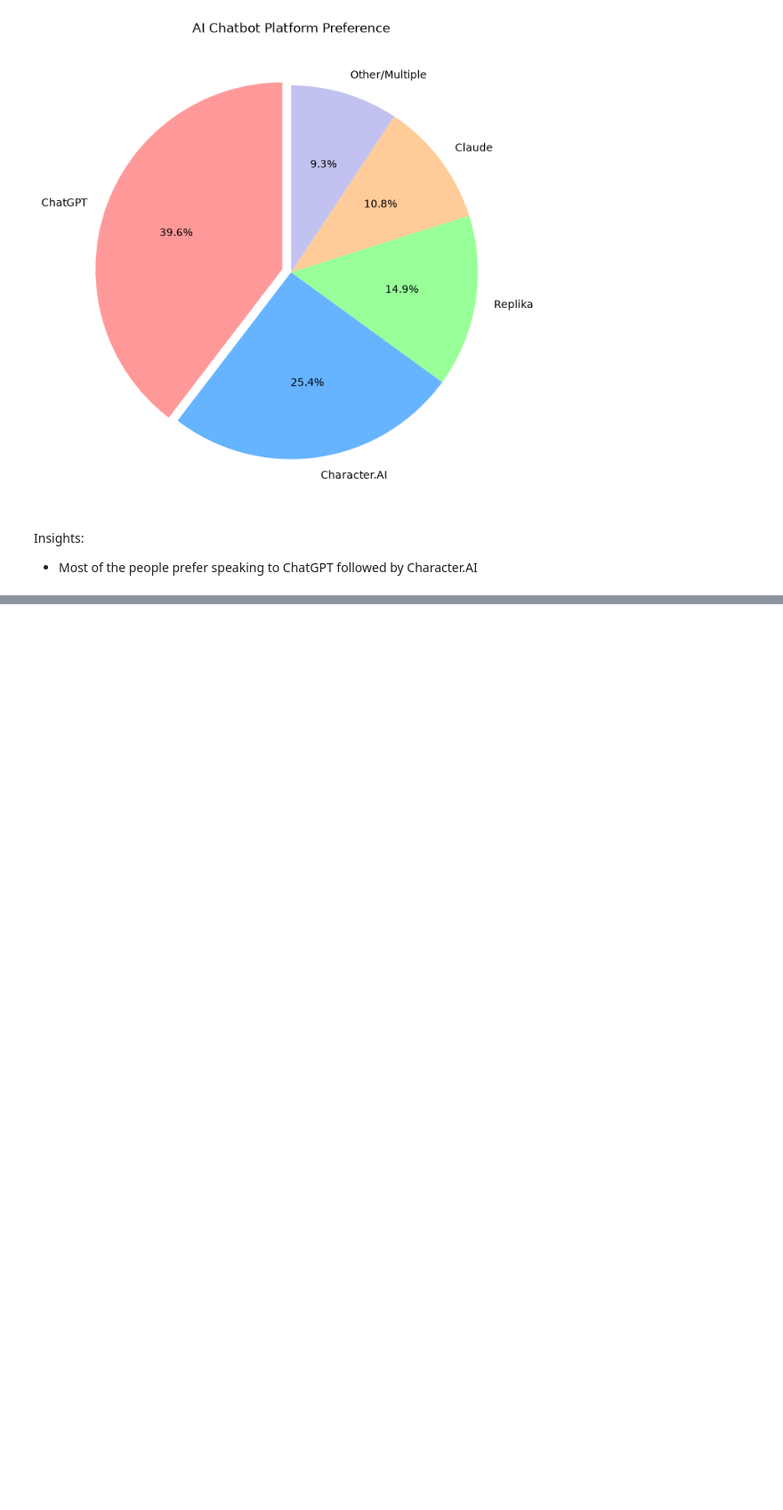
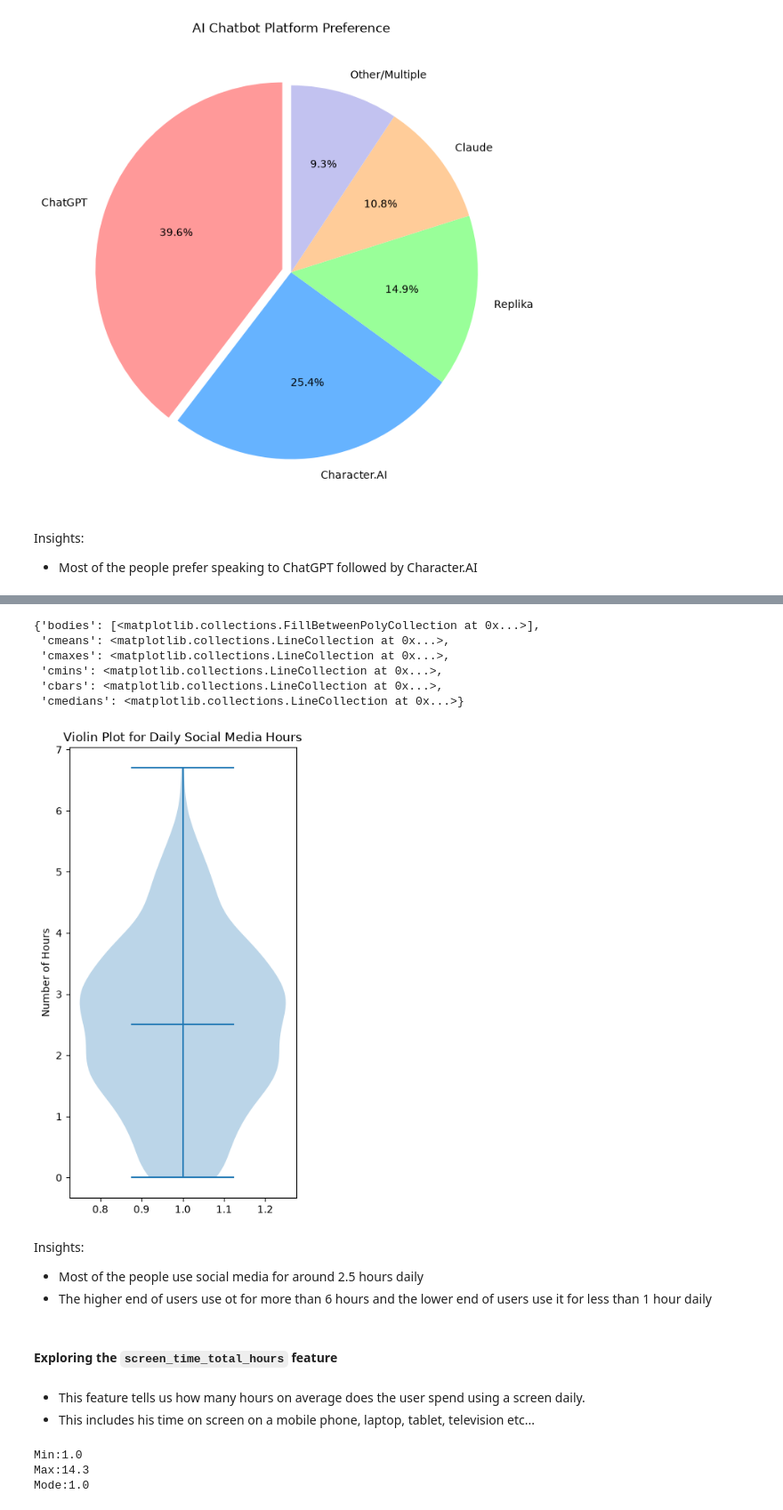
Before and after one commit to adiban17/ai_companion_dependency, a Jupyter notebook: notebook/exploratory_data_analysis.ipynb, the cells around one changed output, grey strips where cells are left out. Shown at 89% size. Drawn from its saved outputs; the diff is of its cells as text; code cells hidden in the pictures; blank space fills up the shorter version.

```diff
--- a/notebook/exploratory_data_analysis.ipynb
+++ b/notebook/exploratory_data_analysis.ipynb
@@ -436,0 +539,34 @@ Insights:
+# %%
+# Visualization
+plt.figure(figsize=(4, 8))
+plt.title('Violin Plot for Daily Social Media Hours')
+plt.xlabel('')
+plt.ylabel('Number of Hours')
+plt.violinplot(dataset=df['social_media_hours_daily'], vert=True, showmeans=True, showextrema=True, showmedians=True)
+# %% [output]
+{'bodies': [<matplotlib.collections.FillBetweenPolyCollection at 0x...>],
+ 'cmeans': <matplotlib.collections.LineCollection at 0x...>,
+ 'cmaxes': <matplotlib.collections.LineCollection at 0x...>,
+ 'cmins': <matplotlib.collections.LineCollection at 0x...>,
+ 'cbars': <matplotlib.collections.LineCollection at 0x...>,
+ 'cmedians': <matplotlib.collections.LineCollection at 0x...>}
+[figure, added]
+# %% [markdown]
+Insights:
+- Most of the people use social media for around 2.5 hours daily
+- The higher end of users use ot for more than 6 hours and the lower end of users use it for less than 1 hour daily
+# %% [markdown]
+#### Exploring the `screen_time_total_hours` feature
+# %% [markdown]
+- This feature tells us how many hours on average does the user spend using a screen daily.
+- This includes his time on screen on a mobile phone, laptop, tablet, television etc...
+# %%
+# Range
+max = df['screen_time_total_hours'].max()
+min = df['screen_time_total_hours'].min()
+mode = df['screen_time_total_hours'].mode()
+print(f"Min:{min}\nMax:{max}\nMode:{mode[0]}")
+# %% [output]
+Min:1.0
+Max:14.3
+Mode:1.0
```
Also changed, not shown: parts of 47 cells of this notebook.
